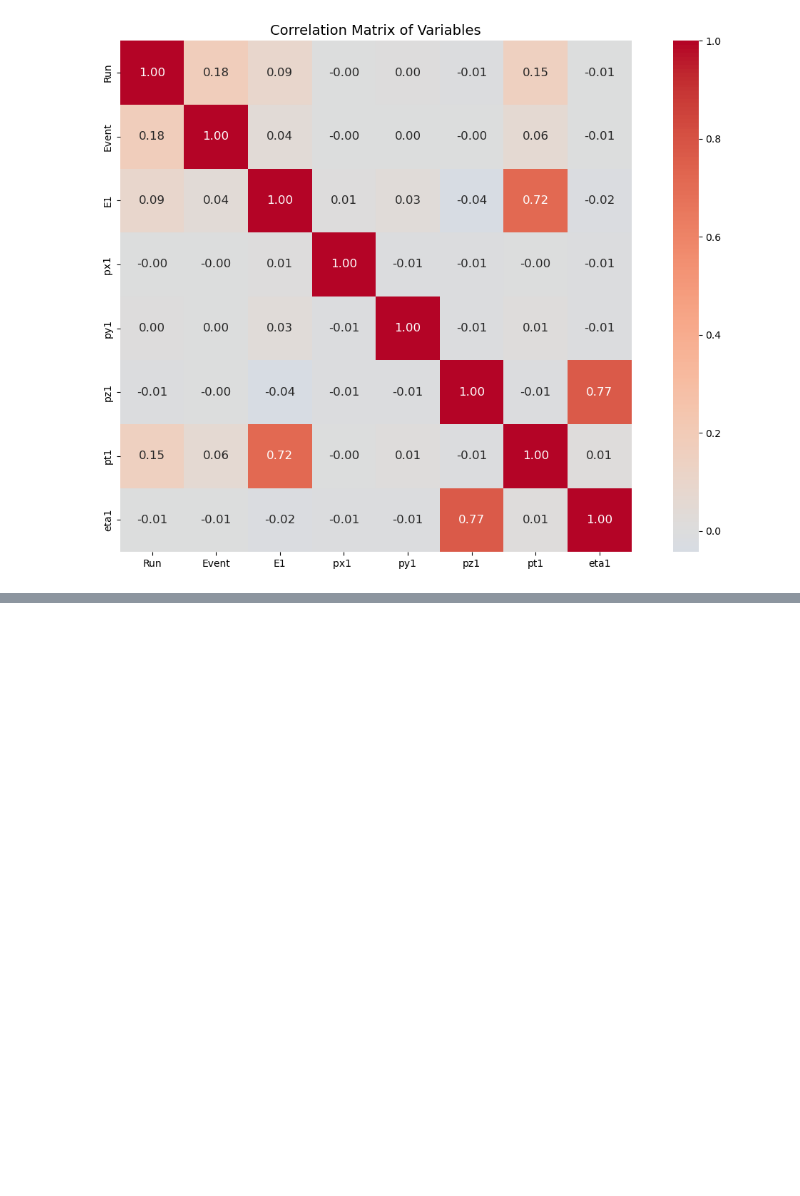
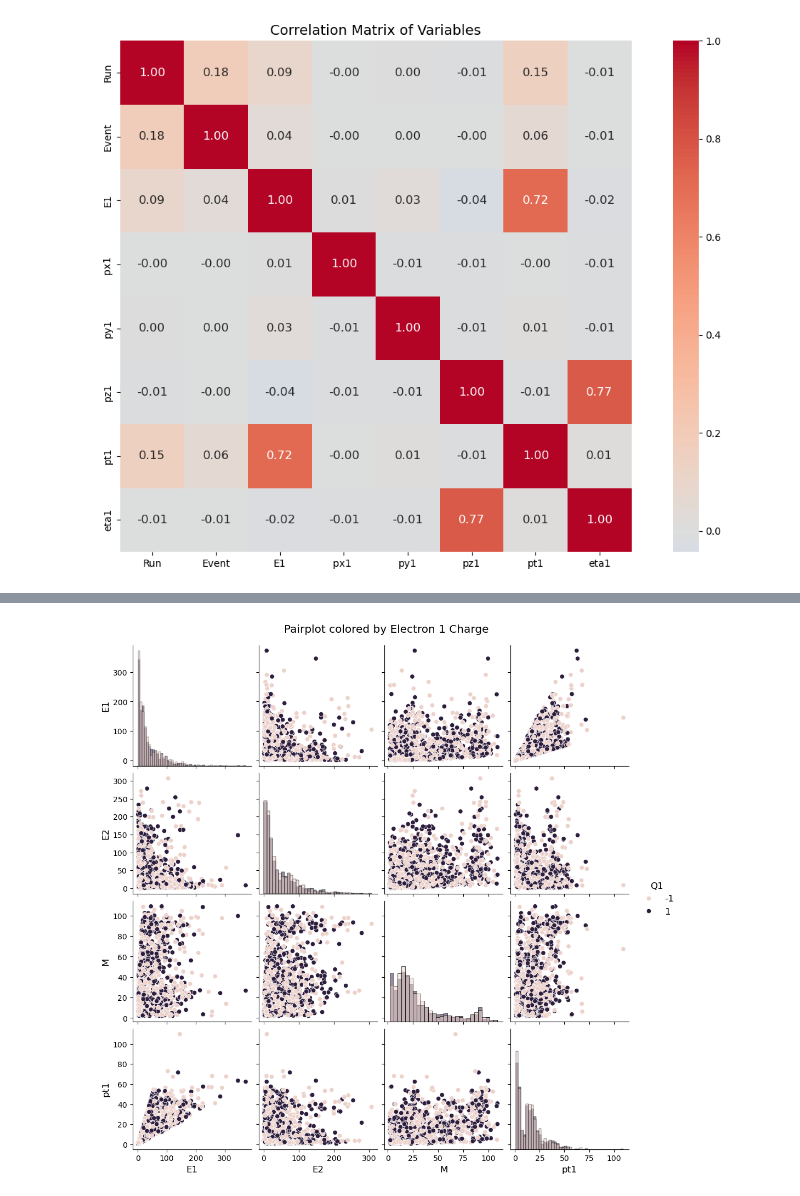
Before and after one commit to MatteoPedranzini/cern-electron-analysis, a Jupyter notebook: notebooks/Cern_Modular_Analysis.ipynb, the cells around one changed output, grey strips where cells are left out. Saved outputs shown, nothing was run; the diff lists cells and outputs as text; code cells hidden in the pictures; blank space fills up the shorter version.

```diff
--- a/notebooks/Cern_Modular_Analysis.ipynb
+++ b/notebooks/Cern_Modular_Analysis.ipynb
@@ -65,0 +110,9 @@ plot_correlation_matrix(df, columns=numeric_columns[:8],  # Limit to first 8 col
+# %%
+# pairplot with Q1 as hue
+plot_pairplot(df,
+              columns=['E1', 'E2', 'M', 'pt1'],
+              hue='Q1',  # Q1 is categorical but will be included correctly
+              title='Pairplot colored by Electron 1 Charge',
+              sample_size=2000)  # Optional sampling for performance
+# %% [output]
+[figure, added]
```
Also changed, not shown: parts of 2 cells of this notebook.
